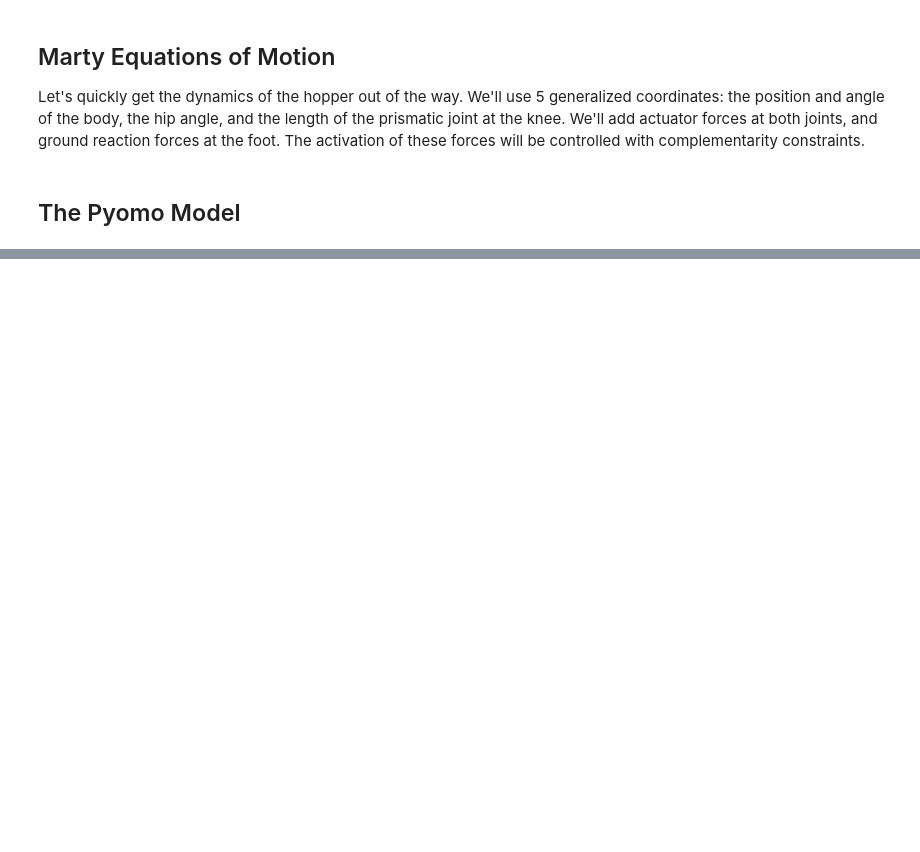
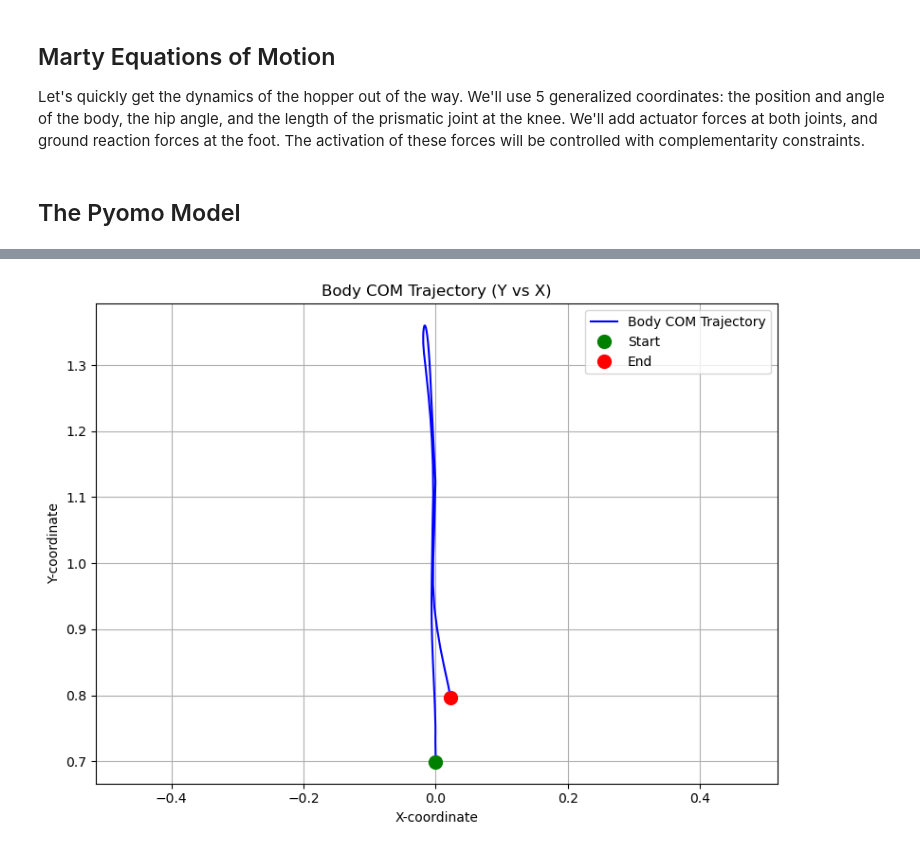
Before and after one commit to Lloydie010/marty-pyomo-code, a Jupyter notebook: Marty Simple model non prism gazebo1.ipynb, the cells around one changed output, grey strips where cells are left out. Saved outputs shown, nothing was run; the diff lists cells and outputs as text; code cells hidden in the pictures; blank space fills up the shorter version.

```diff
--- a/Marty Simple model non prism gazebo1.ipynb
+++ b/Marty Simple model non prism gazebo1.ipynb
@@ -218,7 +218,7 @@ def get_m(n, lb, ln):
     if lb == 'body':
         return 7.568
     elif ln == 2:
-        return 0.226
+        return 0.286
     else: return 1.01
 # note that the masses add up to 1
 m.m = Param(m.L, initialize = get_m) # mass of links
@@ -328,7 +328,7 @@ m.dynamics = Constraint(m.N, m.DOF, rule = dynamics)
 # GROUND INTERACTIONS newest-------------------------------------------------------------------------------------------------------
 
 # paramters
-m.mu = Param(initialize = 0.7) # friction coefficient
+m.mu = Param(initialize = 0.9) # friction coefficient
 
 # sign set for positive and negative components
 signs = ['ps','ng']
@@ -402,13 +402,16 @@ m.feet_below_body = Constraint(m.N,m.cts, rule = feet_below_body)
 # minimum time
 
 def CostFun(m):
-    T = sum(m.h[n] for n in range(1,N+1))
+    Ti = sum(m.h[n] for n in range(1,N+1))
+    #T = sum(pow(m.fj[j, 'shoulder1'],2) for j in range(1,N+1))
+
+    T = sum((pow(m.fj[j, 'shoulder1'],2) + pow(m.fj[j, 'shoulder2'],2) + pow(m.fj[j, 'knee1'],2) + pow(m.fj[j, 'knee1'],2)) for j in range(1,N+1))
     H = sum(-m.q[k,'y'] for k in range (1,N+1) )
     penalty_sum = sum([(m.ground_penalty[n,'front',gc]+m.ground_penalty[n,'rear',gc]) for n in range(1,N+1) for gc in ground_constraints])
     # ain't single-line for loops grand?
-#     return T+1000*penalty_sum
+    return T+1000*penalty_sum
 
-    return penalty_sum # for sanity checks
+    #return penalty_sum # for sanity checks
 m.Cost = Objective(rule = CostFun)
 # %%
 # HIGH DROP -----------------------------------------------------------------------------------------------------------------
@@ -569,9 +573,6 @@ m.footdx[N, 'ps', 'front'].fix(0)
 m.footdx[N, 'ps', 'rear'].fix(0)
 m.footdx[N, 'ng','front'].fix(0)
 m.footdx[N, 'ng','rear'].fix(0)
-# %%
-for n in range(N-5,N+1):
-    print(n)
 # %%
 # # Jump though hoop in front of it -----------------------------------------------------------------------------------------------------------------------
 # initial condition rest and neutral pose
@@ -892,3 +897,33 @@ plt.show()
+# %%
+
+# Extract x and y coordinate data for the body COM
+body_x = [m.q[n,'x'].value for n in range(1, N+1)]
+body_y = [m.q[n,'y'].value for n in range(1, N+1)]
+
+# Create the plot
+plt.figure(figsize=(8, 6))
+plt.plot(body_x, body_y, label='Body COM Trajectory', color='blue')
+
+# Add a marker for the starting point
+plt.plot(body_x[0], body_y[0], 'go', markersize=10, label='Start')
+
+# Add a marker for the ending point
+plt.plot(body_x[-1], body_y[-1], 'ro', markersize=10, label='End')
+
+plt.xlabel('X-coordinate')
+plt.ylabel('Y-coordinate')
+plt.title('Body COM Trajectory (Y vs X)')
+plt.legend()
+plt.grid(True)
+
+# Try to set aspect ratio to equal
+plt.axis('equal')
+
+plt.tight_layout()
+plt.savefig('/home/marty/Documents/marty-pyomo-code/Pyomo/Plots/YoX hop 35 early cost.png')
+plt.show()
+# %% [output]
+[figure, added]
 # %%
 # Calculate real time values
 base_time_step = 0.02  # base time step in seconds
```
Also changed, not shown: parts of 17 cells of this notebook, 47 other files.
